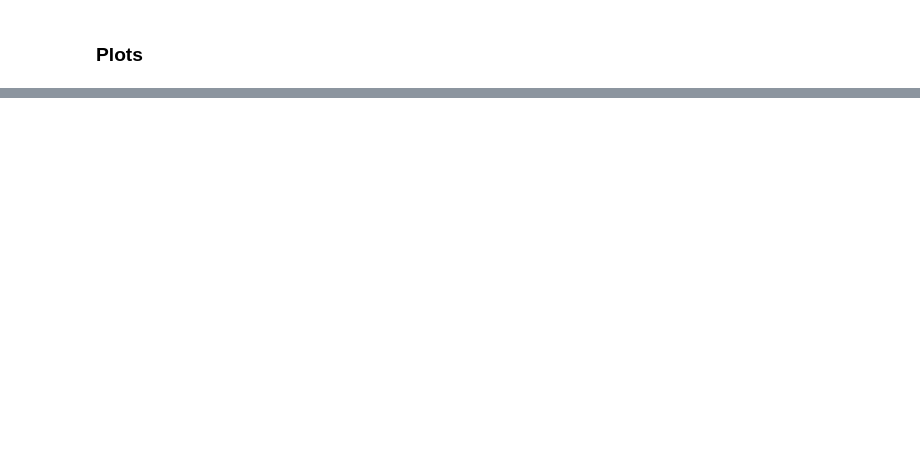
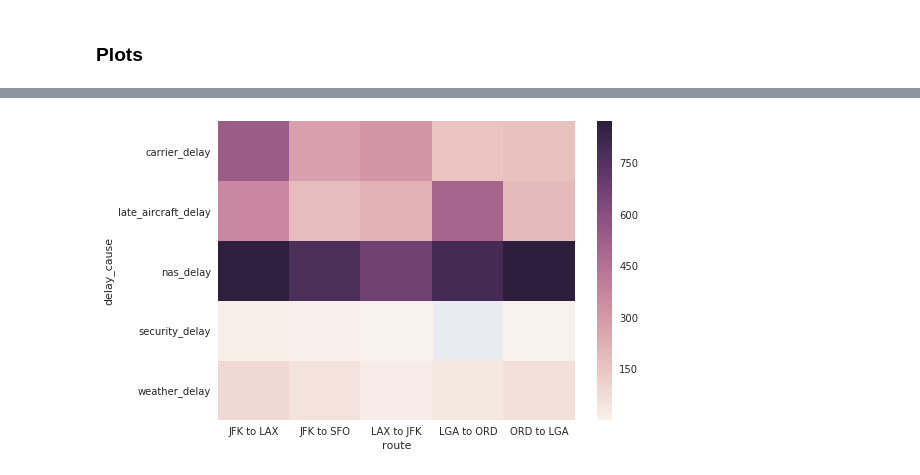
Before and after one commit to JEJodesty/automated-flight-rescheduling, a Jupyter notebook: py_eda.ipynb, the cells around one changed output, grey strips where cells are left out. Cells and saved outputs as stored; diff of their text form; code cells hidden in the pictures; blank space fills up the shorter version.

```diff
--- a/py_eda.ipynb
+++ b/py_eda.ipynb
@@ -53,0 +83,14 @@ ax = sns.heatmap(taxi_del_ind_df3)
+# %%
+def time_ind(df, x, n):
+    col = "{name}{time}_ind".format(name=x, time=n)
+    df[col] = df[x] > n
+    return (df, col)
+processed, time_ind = time_ind(ppdf.sort_values(["taxi_time_bkidx"]), "taxi_time", 30)
+select = ppdf[[time_ind, "delay_cause","route"]]
+aggragate = select.groupby(['delay_cause', 'route'])[time_ind].sum().reset_index()
+condition = aggragate[aggragate[time_ind] > 600]["route"]
+filtered = aggragate[aggragate['route'].isin(condition)]
+result = filtered.pivot("delay_cause", 'route', time_ind)
+ax = sns.heatmap(result)
+# %% [output]
+[figure, added]
```
Also changed, not shown: parts of 33 cells of this notebook.
